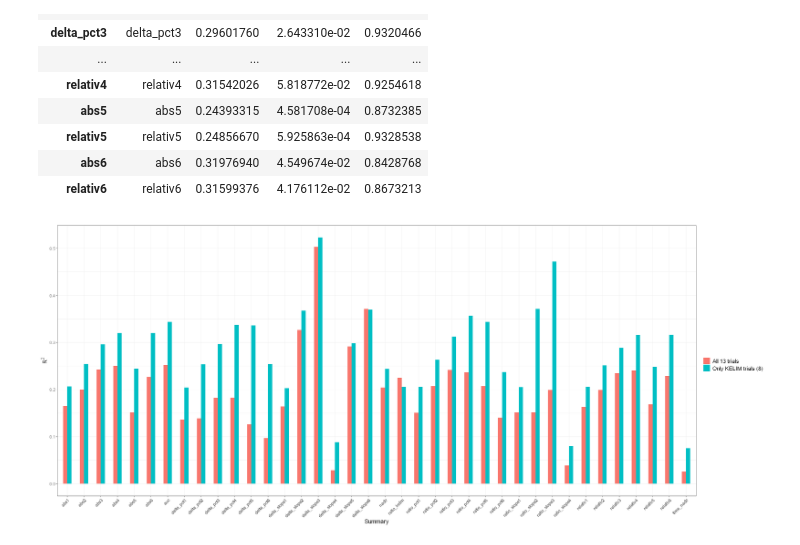
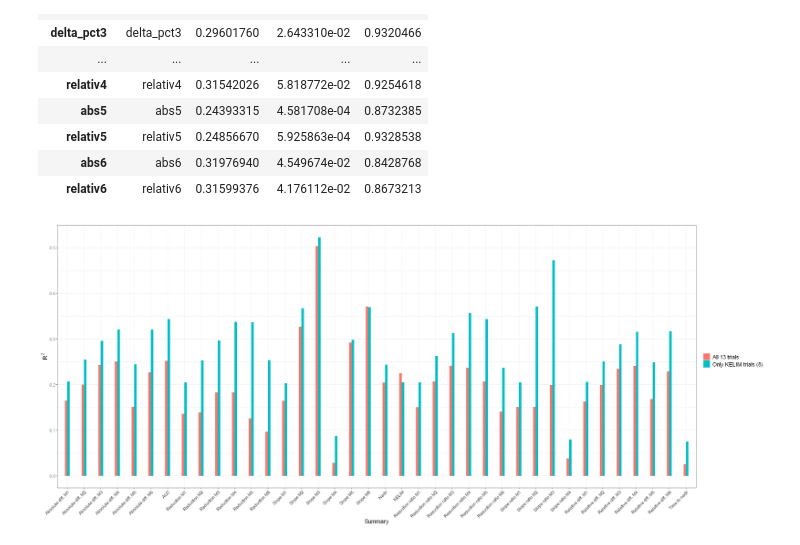
Before and after one commit to Kodro23/Surrogacy_evaluation_CA125, a Jupyter notebook: notebooks/Surrogacy_evaluation_of_CA125_lcmm.ipynb, the cells around one changed output. Drawn from its saved outputs; the diff is of its cells as text; code cells hidden in the pictures.

```diff
--- a/notebooks/Surrogacy_evaluation_of_CA125_lcmm.ipynb
+++ b/notebooks/Surrogacy_evaluation_of_CA125_lcmm.ipynb
@@ -1576,29 +1576,78 @@ A data.frame: 39 × 4
 # %%
 #Plot
 options(repr.plot.width = 24, repr.plot.height = 10)
 rbind(boot_summary %>%rownames_to_column("summary") %>%filter(!summary %in% c("beta_kelim", "delta_kelim")) %>%mutate(dataset = "All 13 trials"),
       boot_summary3 %>%rownames_to_column("summary") %>%filter(!summary %in% c("beta_kelim", "delta_kelim")) %>%mutate(dataset = "Only KELIM trials (8)")
 )%>%
 ggplot(aes(x = summary,y = R2,fill = dataset)
 ) +
-geom_col(position = position_dodge(width = 0.5),width = 0.5) +
+geom_col(position = position_dodge(width = 0.3),width = 0.3) +
 theme_bw() +
 theme(
     axis.title = element_text(size = 14),
     axis.text.x = element_text(
       size = 10,
       angle = 45,
       hjust = 1
     ),
     axis.text.y = element_text(size = 10),
     legend.title = element_text(size = 14),
     legend.text = element_text(size = 13),
     plot.title = element_text(size = 18)
   ) +
   labs(
     x = "Summary",
     y = expression(R^2),
     fill = ""
+  )+ scale_x_discrete(
+  labels = c(
+    "abs1" = "Absolute diff. M1",
+    "abs2" = "Absolute diff. M2",
+    "abs3" = "Absolute diff. M3",
+    "abs4" = "Absolute diff. M4",
+    "abs5" = "Absolute diff. M5",
+    "abs6" = "Absolute diff. M6",
+
+    "auc" = "AUC",
+
+    "delta_pct1" = "Reduction M1",
+    "delta_pct2" = "Reduction M2",
+    "delta_pct3" = "Reduction M3",
+    "delta_pct4" = "Reduction M4",
+    "delta_pct5" = "Reduction M5",
+    "delta_pct6" = "Reduction M6",
+
+    "delta_slope1" = "Slope M1",
+    "delta_slope2" = "Slope M2",
+    "delta_slope3" = "Slope M3",
+    "delta_slope4" = "Slope M4",
+    "delta_slope5" = "Slope M5",
+    "delta_slope6" = "Slope M6",
+
+    "nadir" = "Nadir",
+    "ratio_kelim" = "KELIM",
+
+    "ratio_pct1" = "Reduction ratio M1",
+    "ratio_pct2" = "Reduction ratio M2",
+    "ratio_pct3" = "Reduction ratio M3",
+    "ratio_pct4" = "Reduction ratio M4",
+    "ratio_pct5" = "Reduction ratio M5",
+    "ratio_pct6" = "Reduction ratio M6",
+
+    "ratio_slope1" = "Slope ratio M1",
+    "ratio_slope2" = "Slope ratio M2",
+    "ratio_slope3" = "Slope ratio M3",
+    "ratio_slope4" = "Slope ratio M4",
+
+    "relativ1" = "Relative diff. M1",
+    "relativ2" = "Relative diff. M2",
+    "relativ3" = "Relative diff. M3",
+    "relativ4" = "Relative diff. M4",
+    "relativ5" = "Relative diff. M5",
+    "relativ6" = "Relative diff. M6",
+
+    "time_nadir" = "Time to nadir"
   )
+)
 # %% [output]
-[figure, old version]
+[figure, new version]
```
Also changed, not shown: parts of 6 cells of this notebook, 2 other files.
